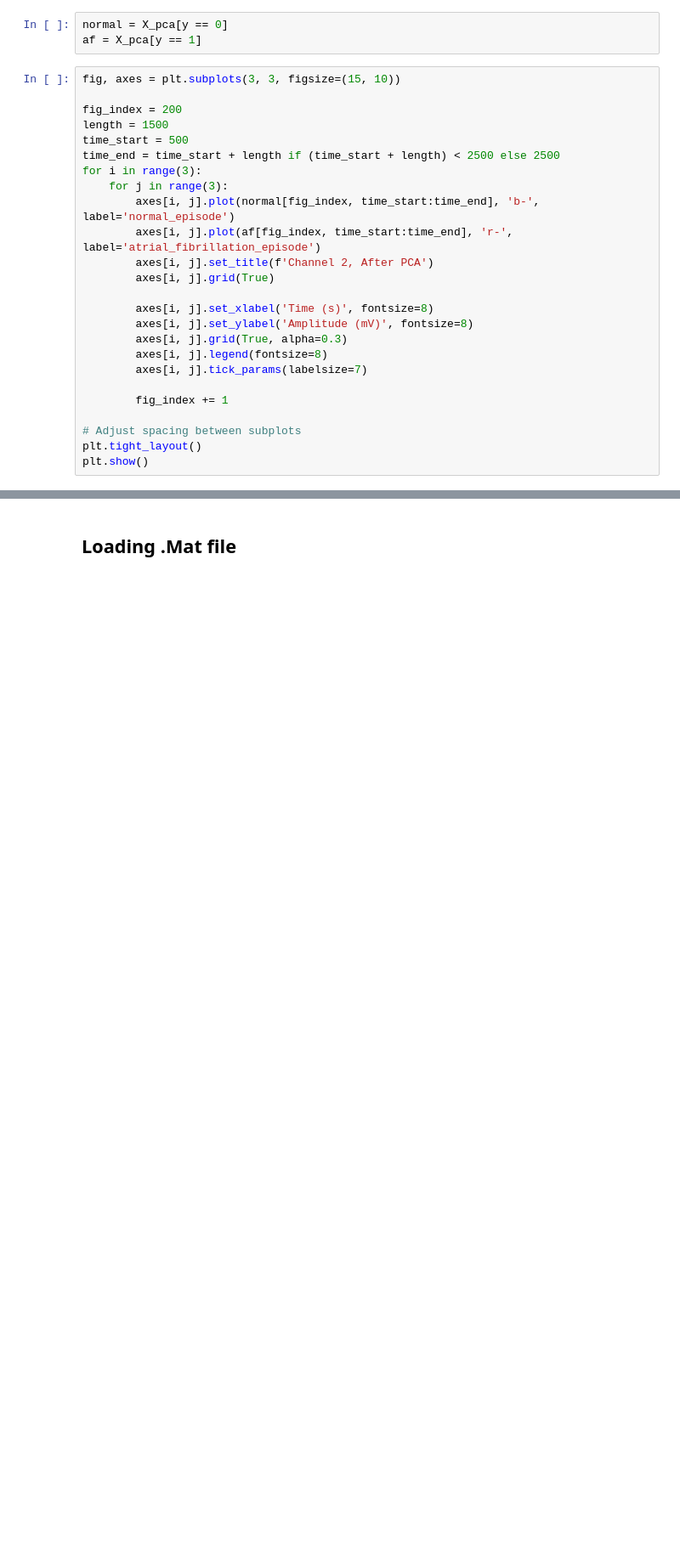
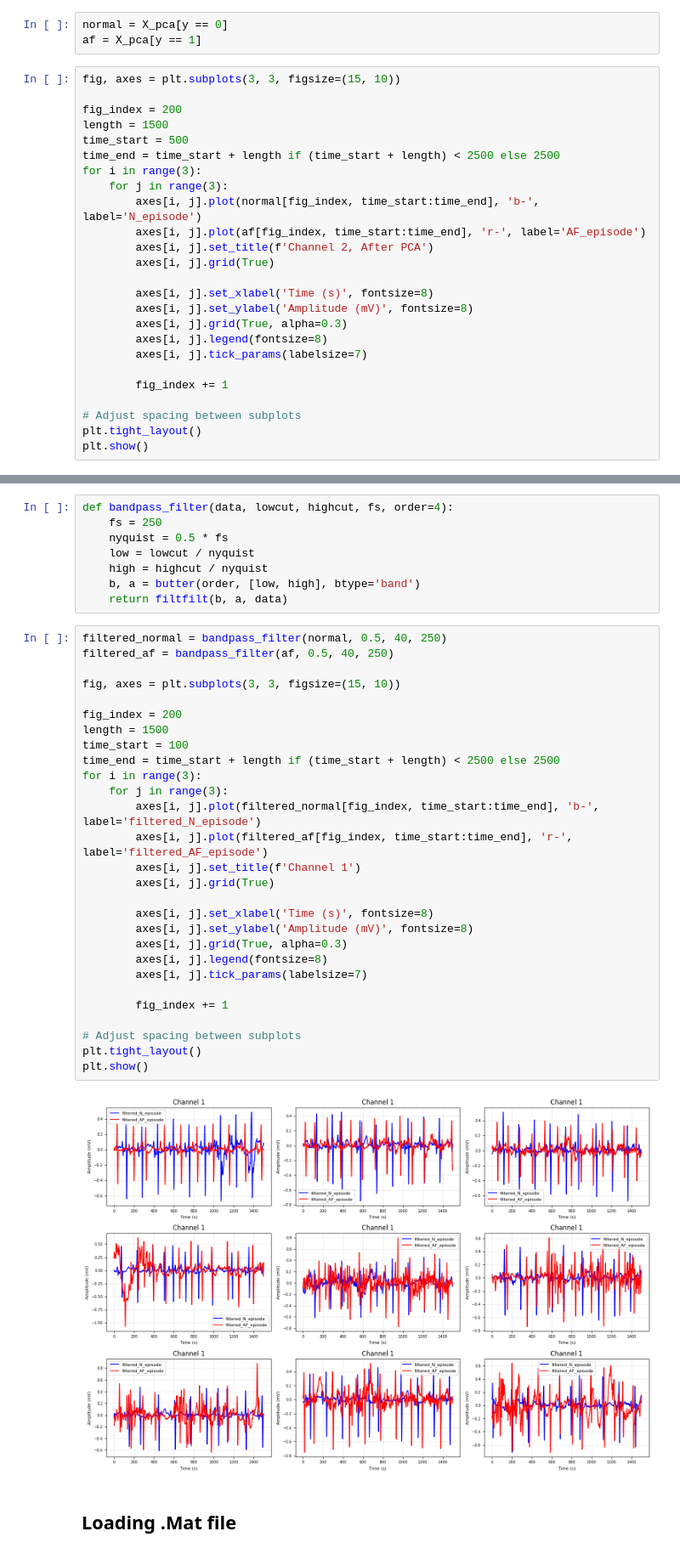
Before and after one commit to arafatshovon/deep_learning_course, a Jupyter notebook: data_reading.ipynb, the cells around one changed output, grey strips where cells are left out. Shown at 85% size. Drawn from its saved outputs; the diff is of its cells as text; blank space fills up the shorter version.

Commit message:
filtered high frequency noise, and added class weight for loss function.

```diff
--- a/data_reading.ipynb
+++ b/data_reading.ipynb
@@ -357,8 +347,8 @@ time_start = 500
 time_end = time_start + length if (time_start + length) < 2500 else 2500
 for i in range(3):
     for j in range(3):
-        axes[i, j].plot(normal[fig_index, time_start:time_end], 'b-', label='normal_episode')
-        axes[i, j].plot(af[fig_index, time_start:time_end], 'r-', label='atrial_fibrillation_episode')
+        axes[i, j].plot(normal[fig_index, time_start:time_end], 'b-', label='N_episode')
+        axes[i, j].plot(af[fig_index, time_start:time_end], 'r-', label='AF_episode')
         axes[i, j].set_title(f'Channel 2, After PCA')
         axes[i, j].grid(True)
 
@@ -378,3 +372,41 @@ plt.show()
+# %%
+def bandpass_filter(data, lowcut, highcut, fs, order=4):
+    fs = 250
+    nyquist = 0.5 * fs
+    low = lowcut / nyquist
+    high = highcut / nyquist
+    b, a = butter(order, [low, high], btype='band')
+    return filtfilt(b, a, data)
+# %%
+filtered_normal = bandpass_filter(normal, 0.5, 40, 250)
+filtered_af = bandpass_filter(af, 0.5, 40, 250)
+
+fig, axes = plt.subplots(3, 3, figsize=(15, 10))
+
+fig_index = 200
+length = 1500
+time_start = 100
+time_end = time_start + length if (time_start + length) < 2500 else 2500
+for i in range(3):
+    for j in range(3):
+        axes[i, j].plot(filtered_normal[fig_index, time_start:time_end], 'b-', label='filtered_N_episode')
+        axes[i, j].plot(filtered_af[fig_index, time_start:time_end], 'r-', label='filtered_AF_episode')
+        axes[i, j].set_title(f'Channel 1')
+        axes[i, j].grid(True)
+
+        axes[i, j].set_xlabel('Time (s)', fontsize=8)
+        axes[i, j].set_ylabel('Amplitude (mV)', fontsize=8)
+        axes[i, j].grid(True, alpha=0.3)
+        axes[i, j].legend(fontsize=8)
+        axes[i, j].tick_params(labelsize=7)
+
+        fig_index += 1
+
+# Adjust spacing between subplots
+plt.tight_layout()
+plt.show()
+# %% [output]
+[figure, added]
 # %% [markdown]
 <h2>Loading .Mat file </h2>
 # %%
```
Also changed, not shown: parts of 12 cells of this notebook.
